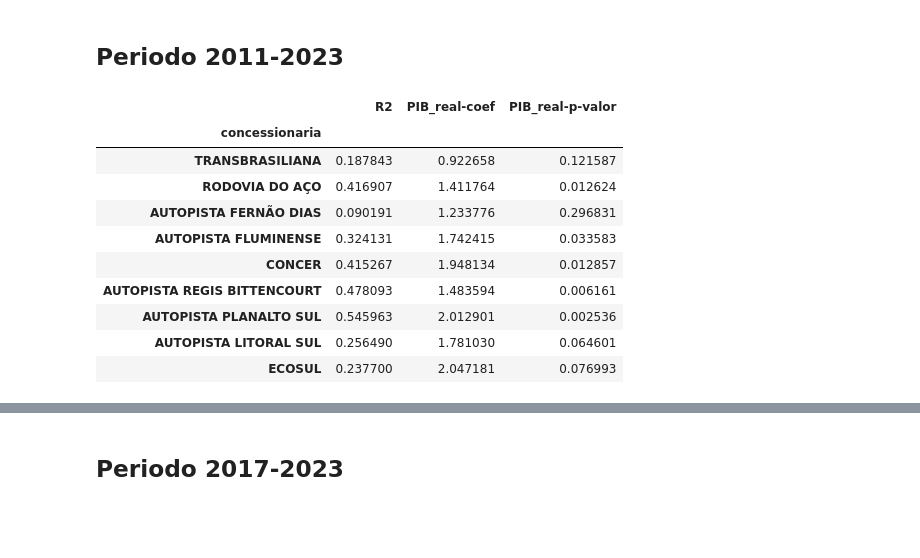
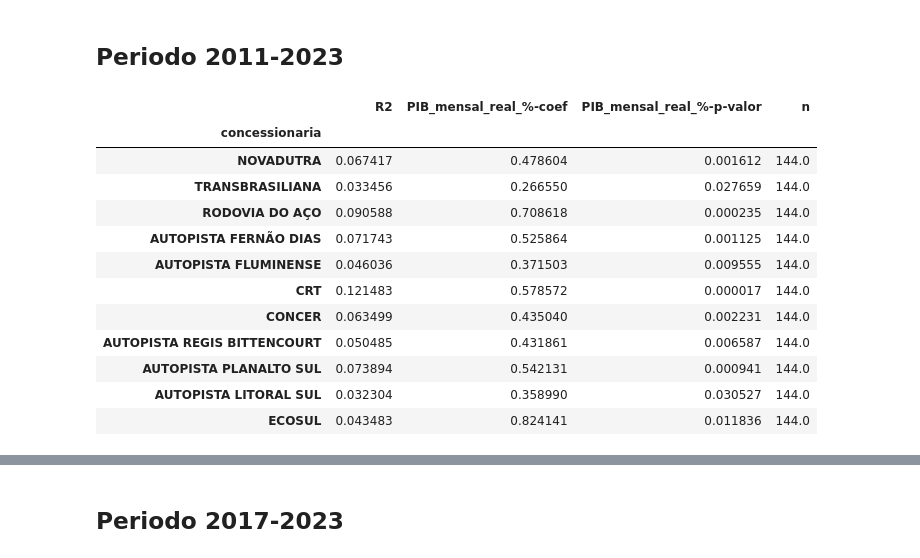
Before and after one commit to andreacmartins/infra-data, a Jupyter notebook: scripts/regressao_PIB_mensal.ipynb, the cells around one changed output, grey strips where cells are left out. Cells and saved outputs as stored; diff of their text form; code cells hidden in the pictures; blank space fills up the shorter version.

```diff
--- a/scripts/regressao_PIB_mensal.ipynb
+++ b/scripts/regressao_PIB_mensal.ipynb
@@ -106,20 +101,22 @@ def filter_conc_periodo(df_periodos, periodo:list):
 # %%
 def filter_trafego_periodo(df_trafego, df_periodos, periodo:list):
+
+    # tirando as concessionárias com meses incompletos no período
     df_concs = filter_conc_periodo(df_periodos, periodo)
     df_trafego = df_trafego.loc[df_concs]
-    meses_drop = [col for col in df_trafego.columns if (col.dt < periodo[0] - 1) or (col.dt > periodo[1])]
-    df_trafego = df_trafego.drop(columns=anos_drop)
-    df_trafego = df_trafego.T
 
-    # for col in df_trafego:
-    #     df_trafego[col] = df_trafego[col].pct_change()*100
+    # utilizando apenas os meses no período
+    mes_inicial = pd.to_datetime(f"{min(periodo)}-01").date()
+    mes_final = (pd.to_datetime(f"{max(periodo)}-01") + pd.offsets.MonthEnd(0)).date()
+    meses = [col for col in df_trafego.columns if (col.date() >= mes_inicial) and (col.date() <= mes_final)]
+    df_trafego = df_trafego[meses]
 
-    # df_trafego = df_trafego.loc[periodo[0]:,:]
+    df_trafego = df_trafego.T # transpondo
 
     return df_trafego
 # %%
-def calc_perc_change(df_trafego, periodo):
+def calc_perc_change(df_trafego):
     for col in df_trafego:
         df_trafego[col] = df_trafego[col].pct_change()*100
-    df_trafego = df_trafego.loc[periodo[0]:,:]
+    df_trafego = df_trafego.iloc[1:,:]
     return df_trafego
@@ -165,11 +132,13 @@ def create_df_PIB_concs(df_trafego, df_PIB, df_periodos, periodo:list):
 # %%
 def regressao(df_y, df_periodos, conc, df_X, periodo, fit_intercept=True):
     y_train = filter_trafego_periodo(df_y, df_periodos, periodo)[conc]
-    y_train = calc_perc_change(pd.DataFrame(y_train), periodo)
+    y_train = calc_perc_change(pd.DataFrame(y_train))
     X_train = filter_PIB_periodo(df_PIB, periodo)
 
     y_train = pd.DataFrame(y_train)
     X_train = pd.DataFrame(X_train)
+
+    X_train = X_train.loc[y_train.index,:] # O PIB vai ter um mês a mais (o mês inicial)
 
     if fit_intercept:
         X_train = sm.add_constant(X_train)
@@ -188,6 +157,7 @@ def make_models(df_veqs, df_periodos, df_X, periodo, fit_intercept=True):
         df_stats.loc[conc, 'R2'] = model.rsquared
         df_stats.loc[conc, f'{param_name[0]}-coef'] = model.params.iloc[0]
         df_stats.loc[conc, f'{model.pvalues.index[0]}-p-valor'] = model.pvalues.iloc[0]
+        df_stats.loc[conc, 'n'] = len(filter_trafego_periodo(df_veqs, df_periodos, periodo).iloc[1:,:])
 
     return df_stats
 # %% [markdown]
@@ -195,20 +165,22 @@ def make_models(df_veqs, df_periodos, df_X, periodo, fit_intercept=True):
 # %% [markdown]
 ## Periodo 2011-2023
 # %%
-model_11_23 = make_models(df_veqs_comercial, df_periodos, df_PIB, [2011, 2023], fit_intercept=False)
+model_11_23 = make_models(df_veqs_comercial, df_periodos, df_PIB, ['2010-01','2022-01'], fit_intercept=False)
 model_11_23
 # %% [output]
-|  | R2 | PIB_real-coef | PIB_real-p-valor |
-| concessionaria |  |  |  |
-| TRANSBRASILIANA | 0.187843 | 0.922658 | 0.121587 |
-| RODOVIA DO AÇO | 0.416907 | 1.411764 | 0.012624 |
-| AUTOPISTA FERNÃO DIAS | 0.090191 | 1.233776 | 0.296831 |
-| AUTOPISTA FLUMINENSE | 0.324131 | 1.742415 | 0.033583 |
-| CONCER | 0.415267 | 1.948134 | 0.012857 |
-| AUTOPISTA REGIS BITTENCOURT | 0.478093 | 1.483594 | 0.006161 |
-| AUTOPISTA PLANALTO SUL | 0.545963 | 2.012901 | 0.002536 |
-| AUTOPISTA LITORAL SUL | 0.256490 | 1.781030 | 0.064601 |
-| ECOSUL | 0.237700 | 2.047181 | 0.076993 |
+|  | R2 | PIB_mensal_real_%-coef | PIB_mensal_real_%-p-valor | n |
+| concessionaria |  |  |  |  |
+| NOVADUTRA | 0.067417 | 0.478604 | 0.001612 | 144.0 |
+| TRANSBRASILIANA | 0.033456 | 0.266550 | 0.027659 | 144.0 |
+| RODOVIA DO AÇO | 0.090588 | 0.708618 | 0.000235 | 144.0 |
+| AUTOPISTA FERNÃO DIAS | 0.071743 | 0.525864 | 0.001125 | 144.0 |
+| AUTOPISTA FLUMINENSE | 0.046036 | 0.371503 | 0.009555 | 144.0 |
+| CRT | 0.121483 | 0.578572 | 0.000017 | 144.0 |
+| CONCER | 0.063499 | 0.435040 | 0.002231 | 144.0 |
+| AUTOPISTA REGIS BITTENCOURT | 0.050485 | 0.431861 | 0.006587 | 144.0 |
+| AUTOPISTA PLANALTO SUL | 0.073894 | 0.542131 | 0.000941 | 144.0 |
+| AUTOPISTA LITORAL SUL | 0.032304 | 0.358990 | 0.030527 | 144.0 |
+| ECOSUL | 0.043483 | 0.824141 | 0.011836 | 144.0 |
 # %%
 model_11_23['R2'].mean()
 # %% [output]
```
Also changed, not shown: parts of 20 cells of this notebook, 1 other file.
